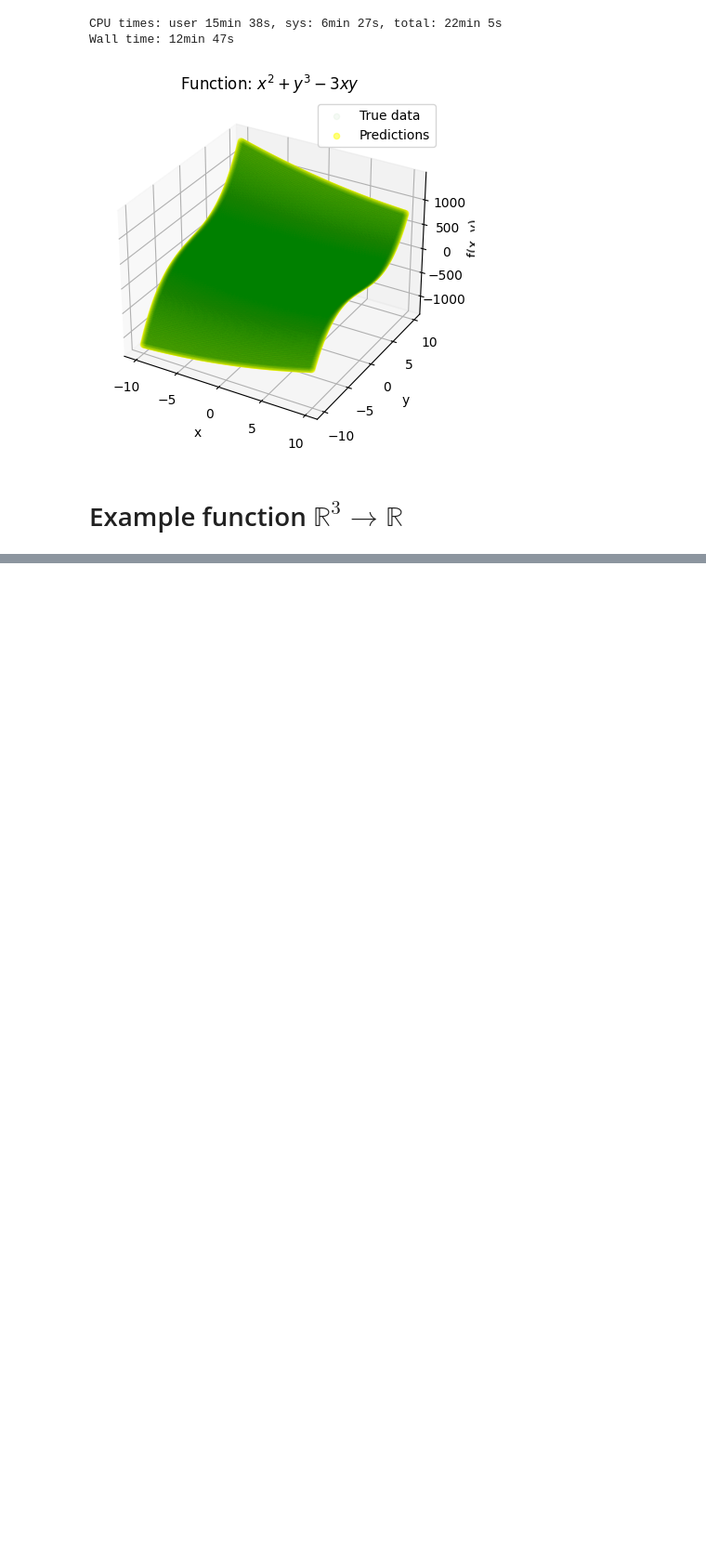
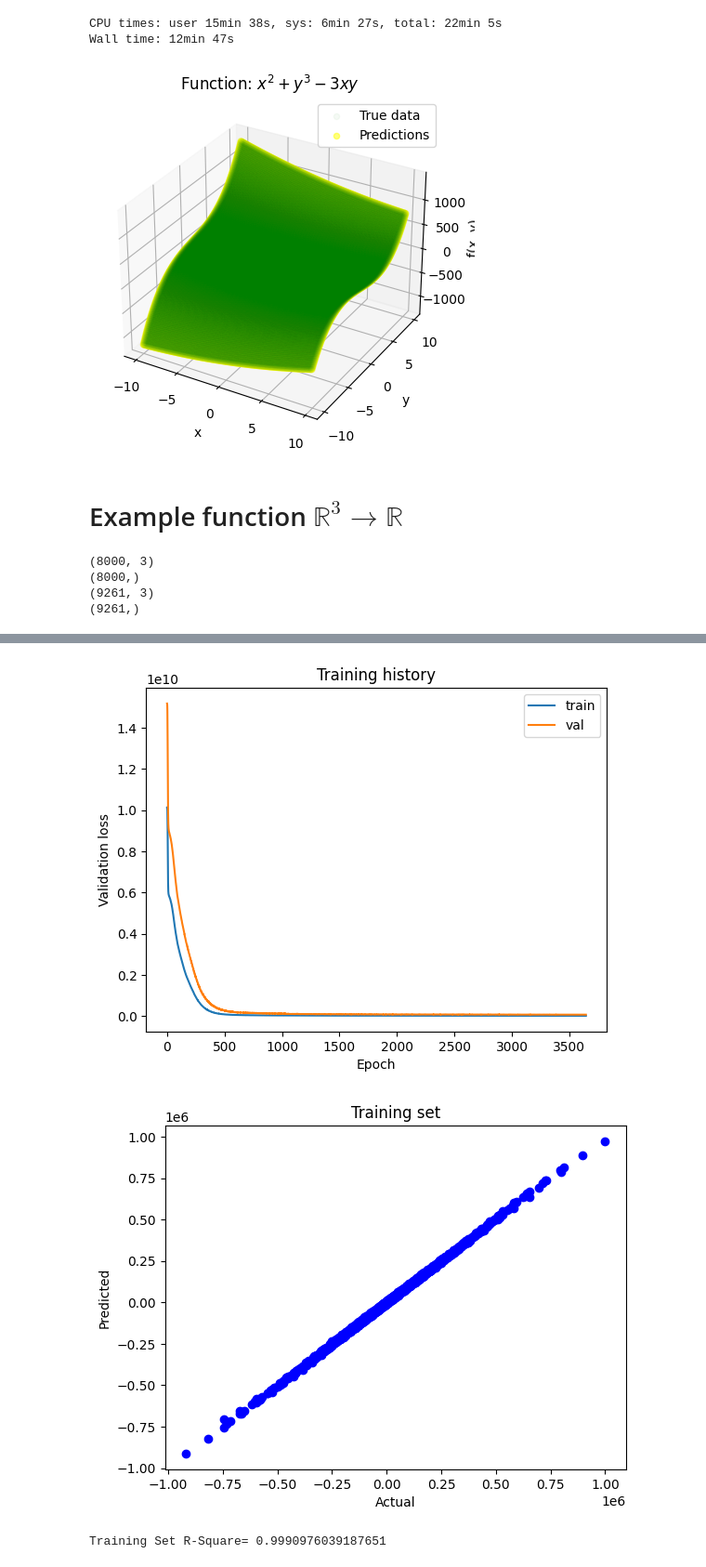
Before and after one commit to clausia/tnn-for-inverse-problems, a Jupyter notebook: examples/Multi-variable function.ipynb, the cells around one changed output, grey strips where cells are left out. Shown at 93% size. Saved outputs shown, nothing was run; the diff lists cells and outputs as text; code cells hidden in the pictures; blank space fills up the shorter version.

```diff
--- a/examples/Multi-variable function.ipynb
+++ b/examples/Multi-variable function.ipynb
@@ -158,5 +158,10 @@ g = lambda varss: - varss[0]**2 * varss[1]**2 + varss[0]**3 * varss[1]**2 * vars
 %%time
 
 train_data_g, train_data_y_g, pred_train_set_g = regression_with_keras(g,
-                                                 ranges=[(-10, 10, 0.1), (-10, 10, 0.1), (-10, 10, 0.1)],
+                                                 ranges=[(-10, 10, 1), (-10, 10, 1), (-10, 10, 1)],
                                                  title_text='$-x^2 y^2 + x^3 y^2 z - 9 x y z$')
+# %% [output]
+(8000, 3)
+(8000,)
+(9261, 3)
+(9261,)
@@ -162,0 +172,3 @@ train_data_g, train_data_y_g, pred_train_set_g = regression_with_keras(g,
+[figure, added]
+[figure, added]
+Training Set R-Square= 0.9990976039187651
```
Also changed, not shown: parts of 2 cells of this notebook.
